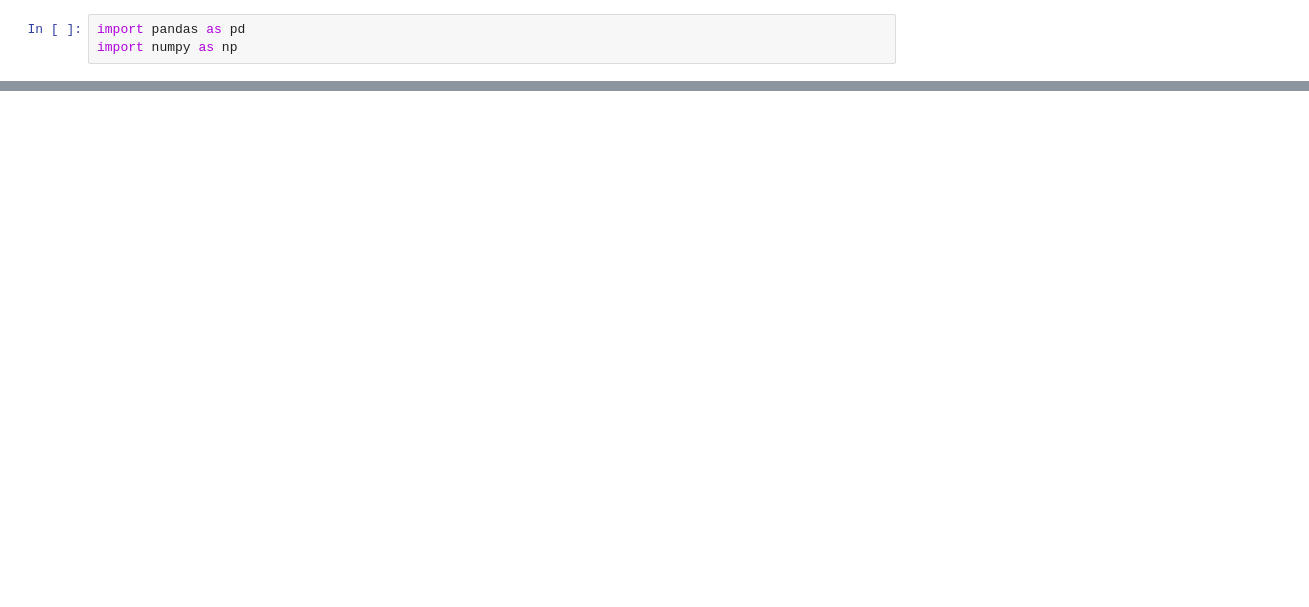
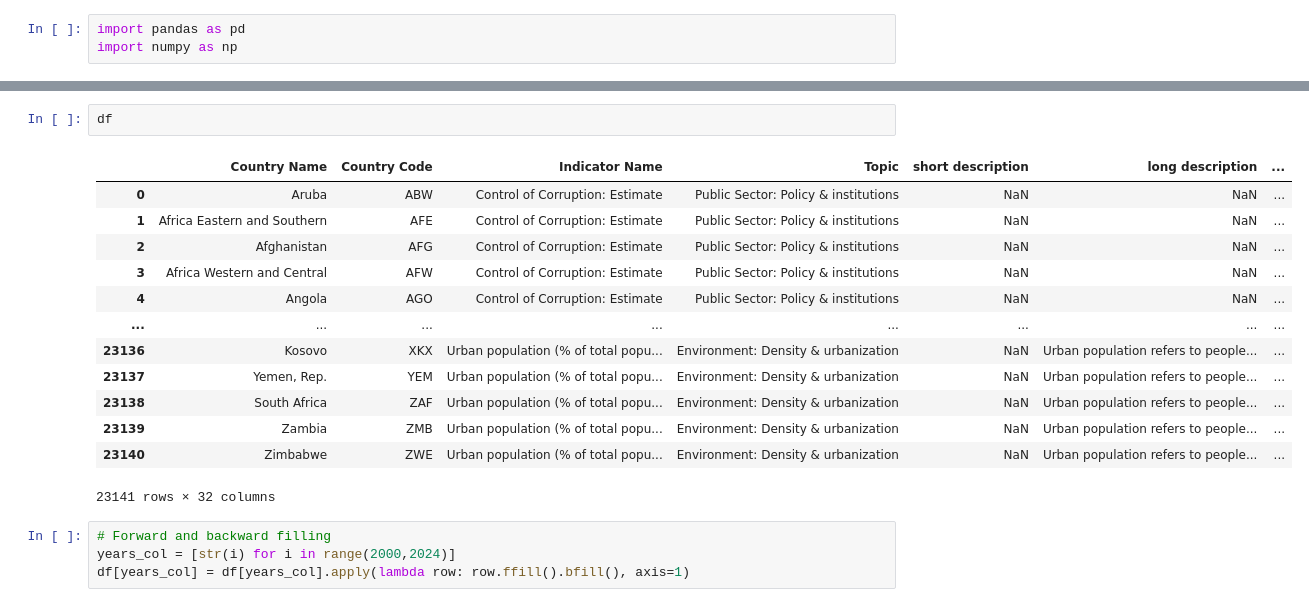
Before and after one commit to paulpark6/SAP_Datathon, a Jupyter notebook: joseph_experimentation.ipynb, the cells around one changed output, grey strips where cells are left out. Drawn from its saved outputs; the diff is of its cells as text; blank space fills up the shorter version.

```diff
--- a/joseph_experimentation.ipynb
+++ b/joseph_experimentation.ipynb
@@ -7,0 +8,20 @@ EmptyDataError: No columns to parse from file
+# %%
+df
+# %% [output]
+|  | Country Name | Country Code | Indicator Name | Topic | short description | long description | ... |
+| 0 | Aruba | ABW | Control of Corruption: Estimate | Public Sector: Policy & institutions | NaN | NaN | ... |
+| 1 | Africa Eastern and Southern | AFE | Control of Corruption: Estimate | Public Sector: Policy & institutions | NaN | NaN | ... |
+| 2 | Afghanistan | AFG | Control of Corruption: Estimate | Public Sector: Policy & institutions | NaN | NaN | ... |
+| 3 | Africa Western and Central | AFW | Control of Corruption: Estimate | Public Sector: Policy & institutions | NaN | NaN | ... |
+| 4 | Angola | AGO | Control of Corruption: Estimate | Public Sector: Policy & institutions | NaN | NaN | ... |
+| ... | ... | ... | ... | ... | ... | ... | ... |
+| 23136 | Kosovo | XKX | Urban population (% of total popu... | Environment: Density & urbanization | NaN | Urban population refers to people... | ... |
+| 23137 | Yemen, Rep. | YEM | Urban population (% of total popu... | Environment: Density & urbanization | NaN | Urban population refers to people... | ... |
+| 23138 | South Africa | ZAF | Urban population (% of total popu... | Environment: Density & urbanization | NaN | Urban population refers to people... | ... |
+| 23139 | Zambia | ZMB | Urban population (% of total popu... | Environment: Density & urbanization | NaN | Urban population refers to people... | ... |
+| 23140 | Zimbabwe | ZWE | Urban population (% of total popu... | Environment: Density & urbanization | NaN | Urban population refers to people... | ... |
+23141 rows × 32 columns
+# %%
+# Forward and backward filling
+years_col = [str(i) for i in range(2000,2024)]
+df[years_col] = df[years_col].apply(lambda row: row.ffill().bfill(), axis=1)
```
Also changed, not shown: parts of 19 cells of this notebook.
